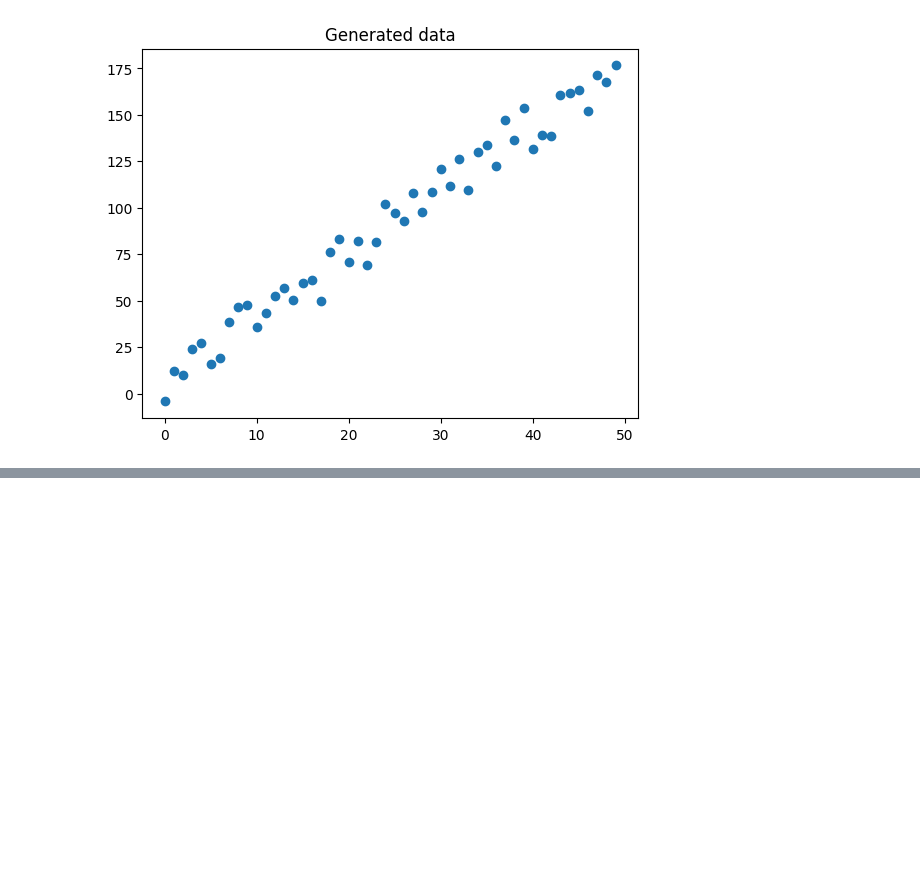
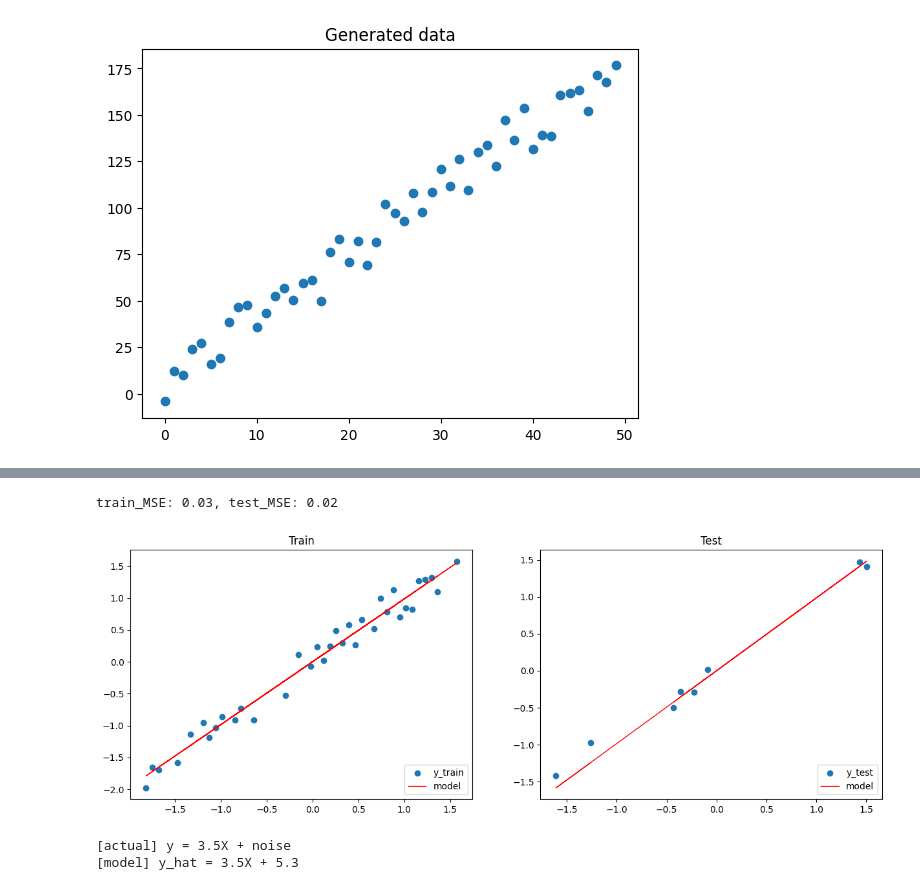
Before and after one commit to lalitmittal1991/AI_and_ML, a Jupyter notebook: AI_ML.ipynb, the cells around one changed output, grey strips where cells are left out. Drawn from its saved outputs; the diff is of its cells as text; code cells hidden in the pictures; blank space fills up the shorter version.

```diff
--- a/AI_ML.ipynb
+++ b/AI_ML.ipynb
@@ -81,0 +142,3 @@ fatal: not a git repository (or any of the parent directories): .git
+# %%
+y_pred = np.dot(X_train, W) + b
+print (f"y_pred: {y_pred.shape}")
@@ -81,0 +147,4 @@ fatal: not a git repository (or any of the parent directories): .git
+# %%
+N = len(y_train)
+loss = (1/N) * np.sum((y_train - y_pred)**2)
+print (f"loss: {loss:.2f}")
@@ -81,0 +153,8 @@ fatal: not a git repository (or any of the parent directories): .git
+# %%
+dW = -(2/N) * np.sum((y_train - y_pred) * X_train)
+db = -(2/N) * np.sum((y_train - y_pred) * 1)
+# %%
+LEARNING_RATE = 1e-1
+# Update weights
+W += -LEARNING_RATE * dW
+b += -LEARNING_RATE * db
@@ -81,0 +198,39 @@ fatal: not a git repository (or any of the parent directories): .git
+# %%
+# Predictions
+pred_train = W*X_train + b
+pred_test = W*X_test + b
+# Train and test MSE
+train_mse = np.mean((y_train - pred_train) ** 2)
+test_mse = np.mean((y_test - pred_test) ** 2)
+print (f"train_MSE: {train_mse:.2f}, test_MSE: {test_mse:.2f}")
+# Figure size
+plt.figure(figsize=(15,5))
+
+# Plot train data
+plt.subplot(1, 2, 1)
+plt.title("Train")
+plt.scatter(X_train, y_train, label="y_train")
+plt.plot(X_train, pred_train, color="red", linewidth=1, linestyle="-", label="model")
+plt.legend(loc="lower right")
+
+# Plot test data
+plt.subplot(1, 2, 2)
+plt.title("Test")
+plt.scatter(X_test, y_test, label='y_test')
+plt.plot(X_test, pred_test, color="red", linewidth=1, linestyle="-", label="model")
+plt.legend(loc="lower right")
+
+# Show plots
+plt.show()
+# %% [output]
+train_MSE: 0.03, test_MSE: 0.02
+[figure, added]
+# %%
+# Unscaled weights
+W_unscaled = W * (y_std/X_std)
+b_unscaled = b * y_std + y_mean - np.sum(W_unscaled*X_mean)
+print ("[actual] y = 3.5X + noise")
+print (f"[model] y_hat = {W_unscaled[0][0]:.1f}X + {b_unscaled[0]:.1f}")
+# %% [output]
+[actual] y = 3.5X + noise
+[model] y_hat = 3.5X + 5.3
```
Also changed, not shown: parts of 11 cells of this notebook.
